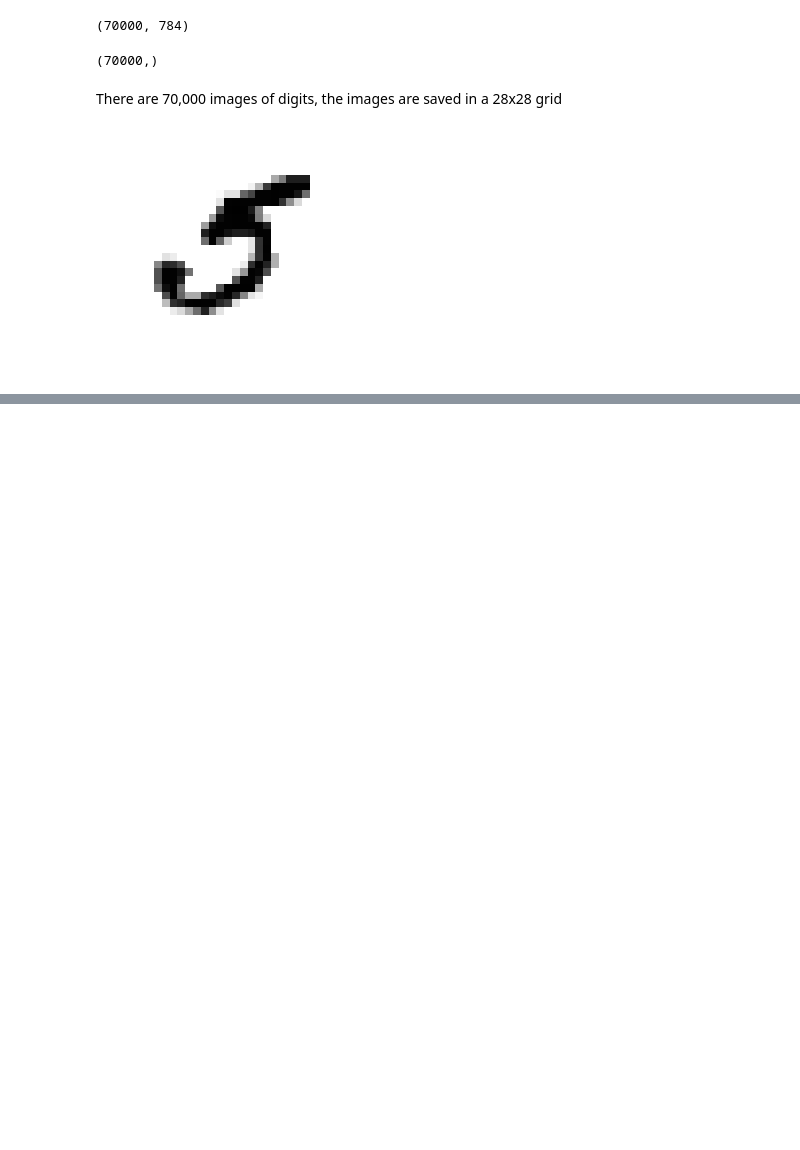
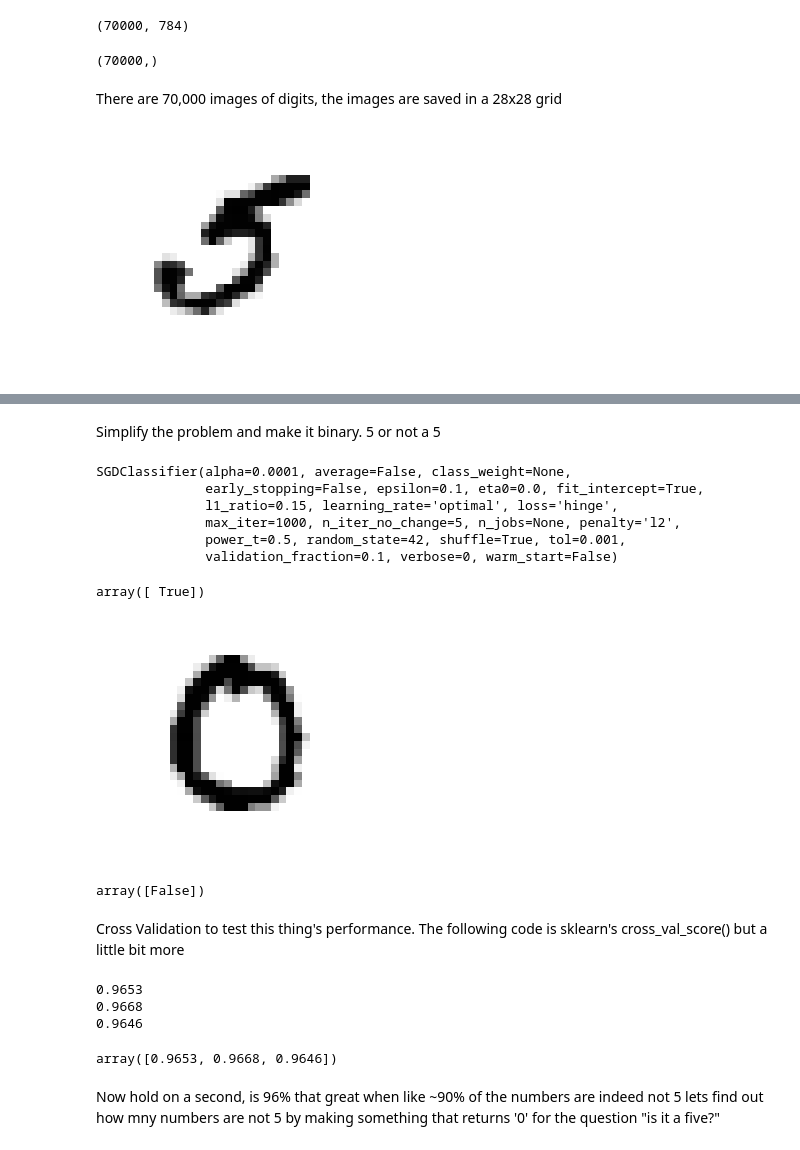
Before and after one commit to mdigreg2/DataScience, a Jupyter notebook: ml/MNIST_ML.ipynb, the cells around one changed output, grey strips where cells are left out. Drawn from its saved outputs; the diff is of its cells as text; code cells hidden in the pictures; blank space fills up the shorter version.

Commit message:
quick classifier

```diff
--- a/ml/MNIST_ML.ipynb
+++ b/ml/MNIST_ML.ipynb
@@ -80,0 +92,2 @@ pt.show()
+# %% [markdown]
+Simplify the problem and make it binary. 5 or not a 5
@@ -80,0 +97,65 @@ pt.show()
+# %%
+from sklearn.linear_model import SGDClassifier    #Stochastic Gradient Descent, good for large datasets
+
+sgd_clf = SGDClassifier(random_state=42)    # because 42 is the answer to life
+sgd_clf.fit(X_train, y_train_5)             #use our randomized data from all numbers and train it with the 5 and not 5 labels
+# %% [output]
+SGDClassifier(alpha=0.0001, average=False, class_weight=None,
+              early_stopping=False, epsilon=0.1, eta0=0.0, fit_intercept=True,
+              l1_ratio=0.15, learning_rate='optimal', loss='hinge',
+              max_iter=1000, n_iter_no_change=5, n_jobs=None, penalty='l2',
+              power_t=0.5, random_state=42, shuffle=True, tol=0.001,
+              validation_fraction=0.1, verbose=0, warm_start=False)
+# %%
+sgd_clf.predict([a_digit])       #It predicted if the digit from before was a 5!!
+# %% [output]
+array([ True])
+# %%
+import matplotlib
+import matplotlib.pyplot as pt
+%matplotlib inline
+
+a_digit_2 = X[3600]
+a_digit_2_image = a_digit_2.reshape(28,28)
+pt.imshow(a_digit_2_image, cmap=matplotlib.cm.binary, interpolation='nearest')
+pt.axis("off")
+pt.show()
+# %% [output]
+[figure, added]
+# %%
+sgd_clf.predict([X[3600]])       #it predicted that a 0 was, in fact, not a 5
+# %% [output]
+array([False])
+# %% [markdown]
+Cross Validation to test this thing's performance. The following code is sklearn's cross_val_score() but a little bit more
+# %%
+from sklearn.model_selection import StratifiedKFold
+from sklearn.base import clone
+
+skfolds = StratifiedKFold(n_splits=3, random_state=42)
+
+
+# Step through every number in the dataset and test the classification of the clones sgd_classifier
+for train_index, test_index in skfolds.split(X_train, y_train_5):
+    clone_clf = clone(sgd_clf)
+    X_train_folds = X_train[train_index]
+    y_train_folds = y_train_5[train_index]
+    X_test_fold = X_train[test_index]
+    y_test_fold = y_train_5[test_index]
+
+    clone_clf.fit(X_train_folds, y_train_folds)
+    y_pred = clone_clf.predict(X_test_fold)
+    n_correct = sum(y_pred == y_test_fold)
+    print(n_correct / len(y_pred))
+# %% [output]
+0.9653
+0.9668
+0.9646
+# %%
+from sklearn.model_selection import cross_val_score
+
+cross_val_score(sgd_clf, X_train, y_train_5, cv=3, scoring="accuracy")
+# %% [output]
+array([0.9653, 0.9668, 0.9646])
+# %% [markdown]
+Now hold on a second, is 96% that great when like ~90% of the numbers are indeed not 5    lets find out how mny numbers are not 5 by making something that returns '0' for the question "is it a five?"
```
Also changed, not shown: parts of 25 cells of this notebook.
